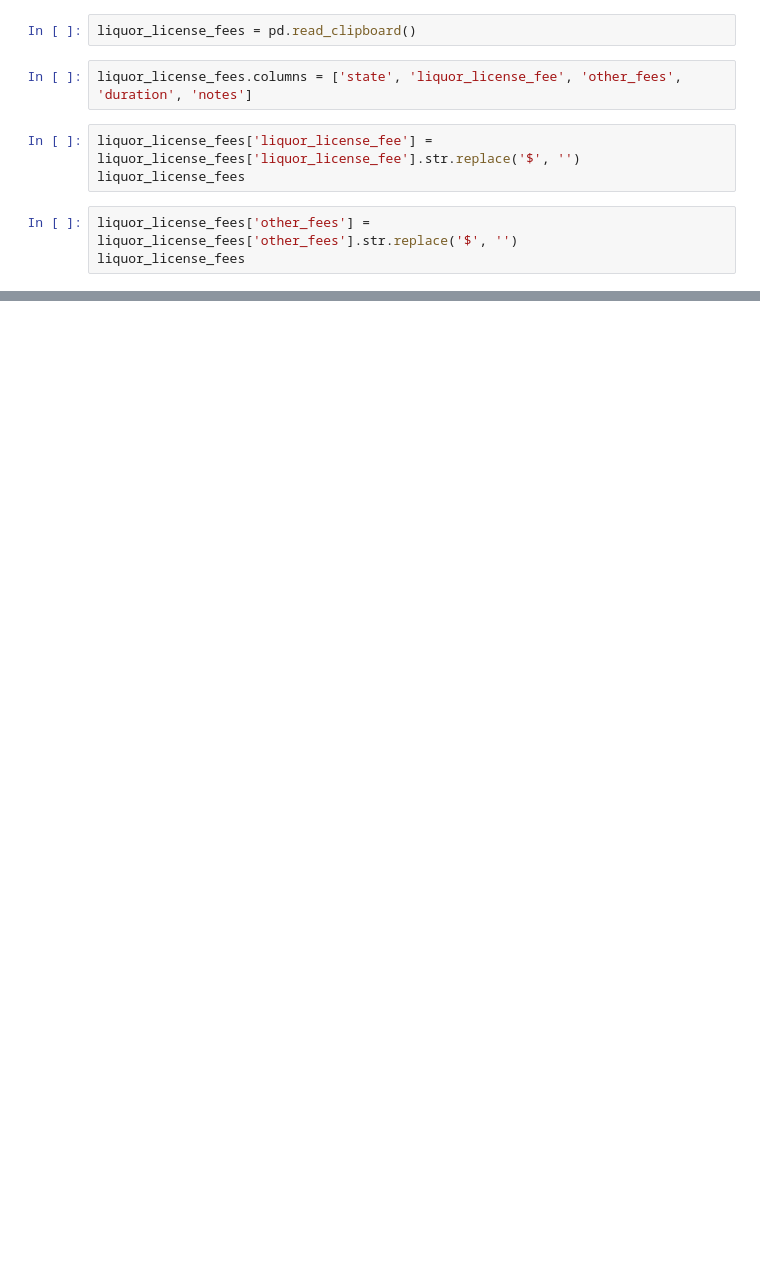
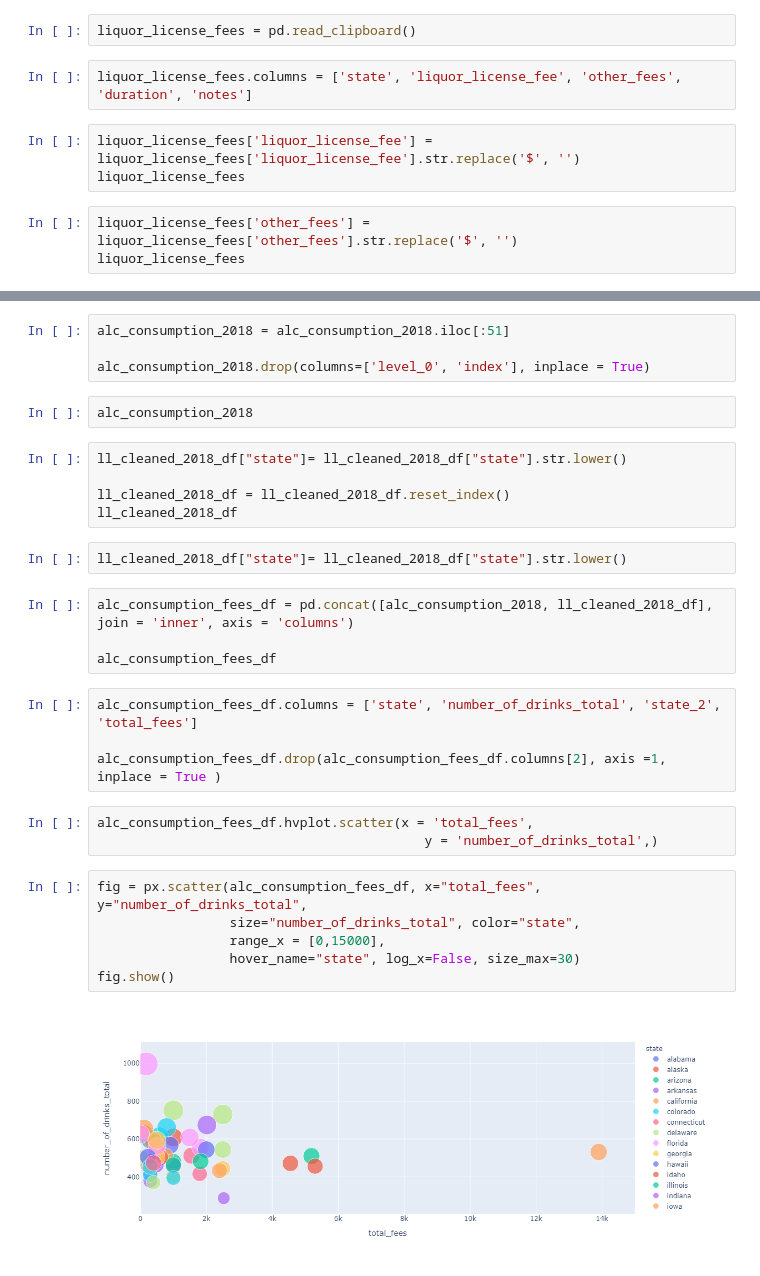
Before and after one commit to aseem-mangaokar/FinTechProject1, a Jupyter notebook: Untitled.ipynb, the cells around one changed output, grey strips where cells are left out. Saved outputs shown, nothing was run; the diff lists cells and outputs as text; blank space fills up the shorter version.

Commit message:
more graphs, more plots

```diff
--- a/Untitled.ipynb
+++ b/Untitled.ipynb
@@ -169,0 +200,32 @@ dtype: object
+# %%
+alc_consumption_2018 = alc_consumption_2018.iloc[:51]
+
+alc_consumption_2018.drop(columns=['level_0', 'index'], inplace = True)
+# %%
+alc_consumption_2018
+# %%
+ll_cleaned_2018_df["state"]= ll_cleaned_2018_df["state"].str.lower()
+
+ll_cleaned_2018_df = ll_cleaned_2018_df.reset_index()
+ll_cleaned_2018_df
+# %%
+ll_cleaned_2018_df["state"]= ll_cleaned_2018_df["state"].str.lower()
+# %%
+alc_consumption_fees_df = pd.concat([alc_consumption_2018, ll_cleaned_2018_df], join = 'inner', axis = 'columns')
+
+alc_consumption_fees_df
+# %%
+alc_consumption_fees_df.columns = ['state', 'number_of_drinks_total', 'state_2', 'total_fees']
+
+alc_consumption_fees_df.drop(alc_consumption_fees_df.columns[2], axis =1, inplace = True )
+# %%
+alc_consumption_fees_df.hvplot.scatter(x = 'total_fees',
+                                          y = 'number_of_drinks_total',)
+# %%
+fig = px.scatter(alc_consumption_fees_df, x="total_fees", y="number_of_drinks_total",
+                 size="number_of_drinks_total", color="state",
+                 range_x = [0,15000],
+                 hover_name="state", log_x=False, size_max=30)
+fig.show()
+# %% [output]
+[figure, added]
```
Also changed, not shown: parts of 36 cells of this notebook, 4 other files.
